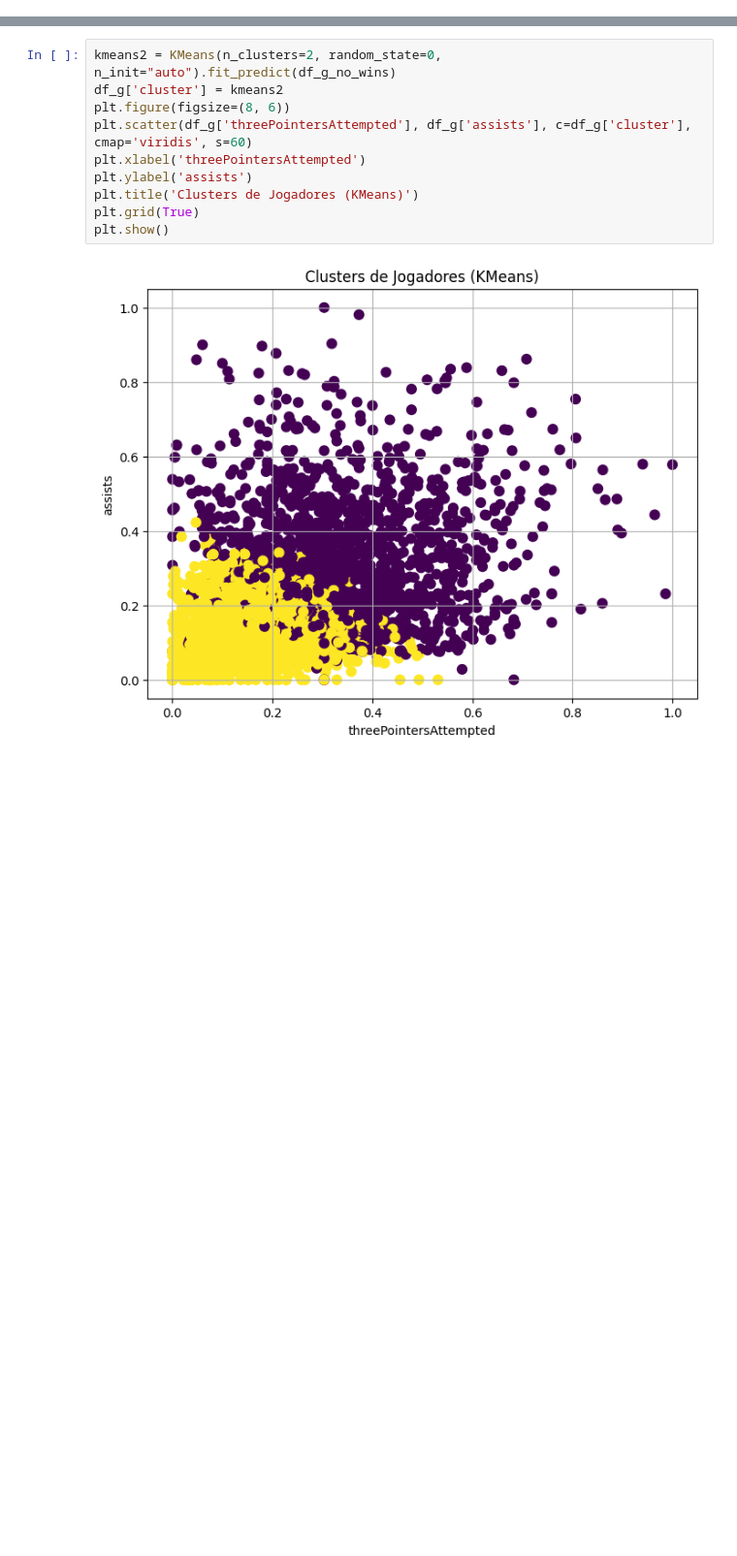
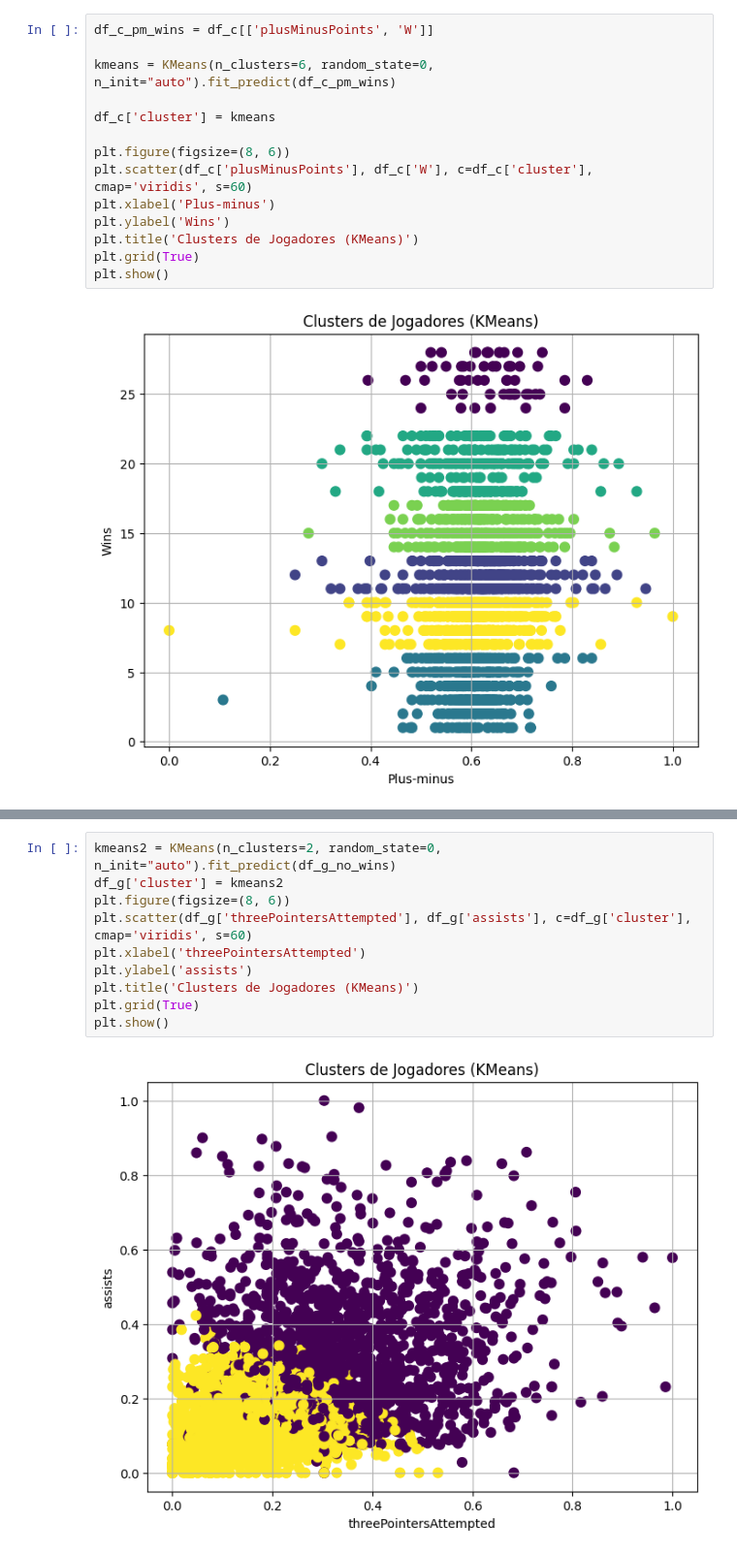
Before and after one commit to SiddiJr/NBA-predictions, a Jupyter notebook: 04 - Pesquisa/pergunta2.ipynb, the cells around one changed output, grey strips where cells are left out. Shown: that part at 97% size. Cells and saved outputs as stored; diff of their text form; blank space fills up the shorter version.

```diff
--- a/04 - Pesquisa/pergunta2.ipynb
+++ b/04 - Pesquisa/pergunta2.ipynb
@@ -70,0 +82,16 @@ plt.show()
+# %%
+df_c_pm_wins = df_c[['plusMinusPoints', 'W']]
+
+kmeans = KMeans(n_clusters=6, random_state=0, n_init="auto").fit_predict(df_c_pm_wins)
+
+df_c['cluster'] = kmeans
+
+plt.figure(figsize=(8, 6))
+plt.scatter(df_c['plusMinusPoints'], df_c['W'], c=df_c['cluster'], cmap='viridis', s=60)
+plt.xlabel('Plus-minus')
+plt.ylabel('Wins')
+plt.title('Clusters de Jogadores (KMeans)')
+plt.grid(True)
+plt.show()
+# %% [output]
+[figure, added]
```
Also changed, not shown: parts of 5 cells of this notebook, 1 other file.
